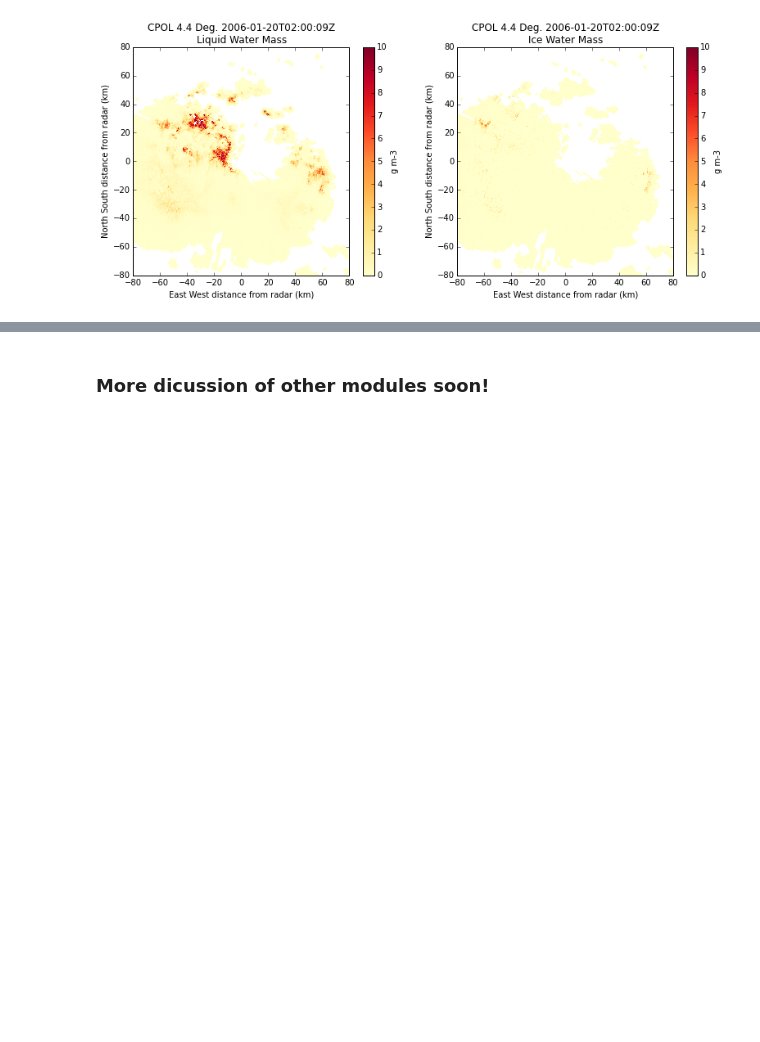
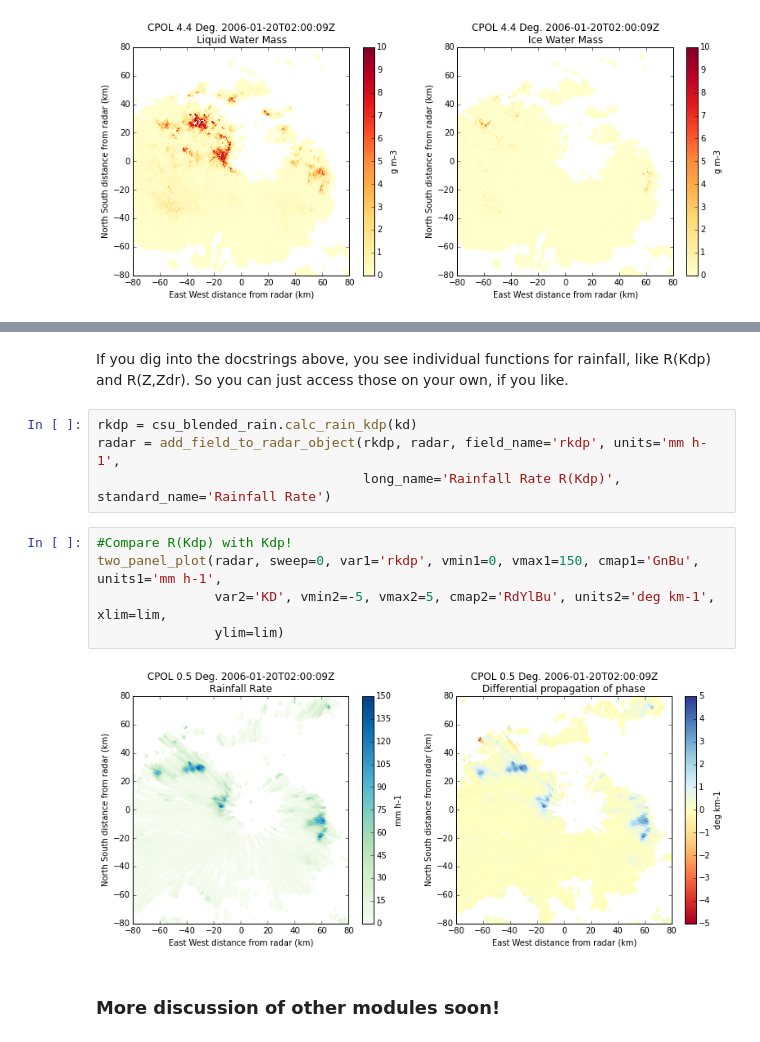
Before and after one commit to CSU-Radarmet/CSU_RadarTools, a Jupyter notebook: notebooks/CSU_RadarTools_Demo.ipynb, the cells around one changed output, grey strips where cells are left out. Cells and saved outputs as stored; diff of their text form; blank space fills up the shorter version.

```diff
--- a/notebooks/CSU_RadarTools_Demo.ipynb
+++ b/notebooks/CSU_RadarTools_Demo.ipynb
@@ -268,2 +356,15 @@ calc_liquid_ice_mass(dbz, zdr, z, T=None, Hfrz=None, method='cifelli', fit_a=Non
+# %% [markdown]
+If you dig into the docstrings above, you see individual functions for rainfall, like R(Kdp) and R(Z,Zdr). So you can just access those on your own, if you like.
+# %%
+rkdp = csu_blended_rain.calc_rain_kdp(kd)
+radar = add_field_to_radar_object(rkdp, radar, field_name='rkdp', units='mm h-1',
+                                  long_name='Rainfall Rate R(Kdp)', standard_name='Rainfall Rate')
+# %%
+#Compare R(Kdp) with Kdp!
+two_panel_plot(radar, sweep=0, var1='rkdp', vmin1=0, vmax1=150, cmap1='GnBu', units1='mm h-1',
+               var2='KD', vmin2=-5, vmax2=5, cmap2='RdYlBu', units2='deg km-1', xlim=lim,
+               ylim=lim)
+# %% [output]
+[figure, added]
 # %% [markdown]
-### More dicussion of other modules soon!
+### More discussion of other modules soon!
```
Also changed, not shown: parts of 12 cells of this notebook, 1 other file.
